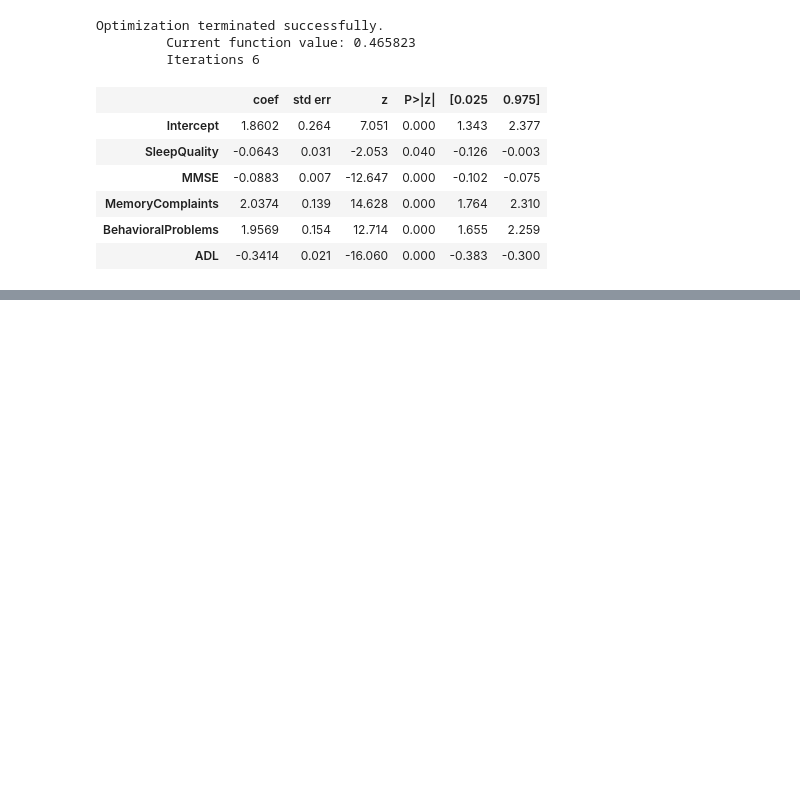
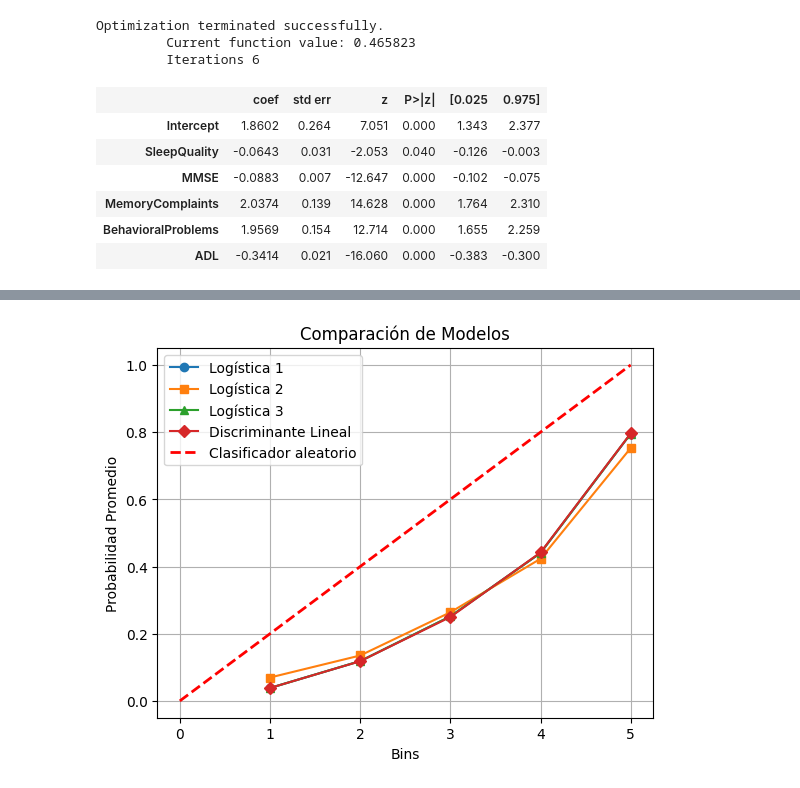
Before and after one commit to ppmelch/Lab-Aprendizaje-Estad-stico, a Jupyter notebook: Tareas/T 5/Tarea 5.ipynb, the cells around one changed output, grey strips where cells are left out. Saved outputs shown, nothing was run; the diff lists cells and outputs as text; code cells hidden in the pictures; blank space fills up the shorter version.

```diff
--- a/Tareas/T 5/Tarea 5.ipynb
+++ b/Tareas/T 5/Tarea 5.ipynb
@@ -257,0 +312,18 @@ plt.grid()
+# %%
+plt.plot(grouped1.index, grouped1["probabilidades_disc"], label="Logística 1", marker='o')
+plt.plot(grouped2.index, grouped2["probabilidades_disc"], label="Logística 2", marker='s')
+plt.plot(grouped3.index, grouped3["probabilidades_disc"], label="Logística 3", marker='^')
+plt.plot(grouped_disc.index, grouped_disc["probabilidades_disc"], label="Discriminante Lineal", marker='D')
+
+# Línea diagonal del clasificador aleatorio
+plt.plot([0, bins], [0, 1], color='red', linestyle='--', lw=2, label='Clasificador aleatorio')
+
+# Mejoras visuales
+plt.xlabel("Bins")
+plt.ylabel("Probabilidad Promedio")
+plt.title("Comparación de Modelos")
+plt.legend()
+plt.grid(True)
+plt.show()
+# %% [output]
+[figure, added]
```
Also changed, not shown: parts of 8 cells of this notebook, 5 other files.
